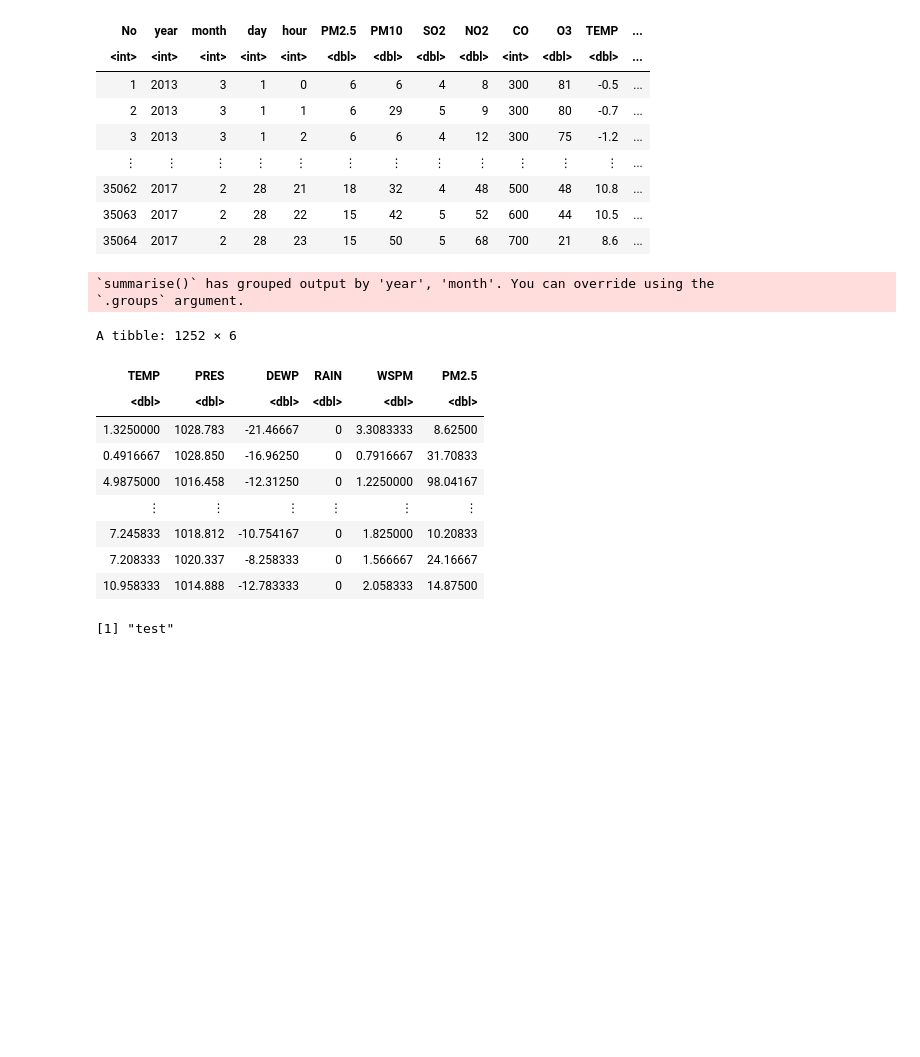
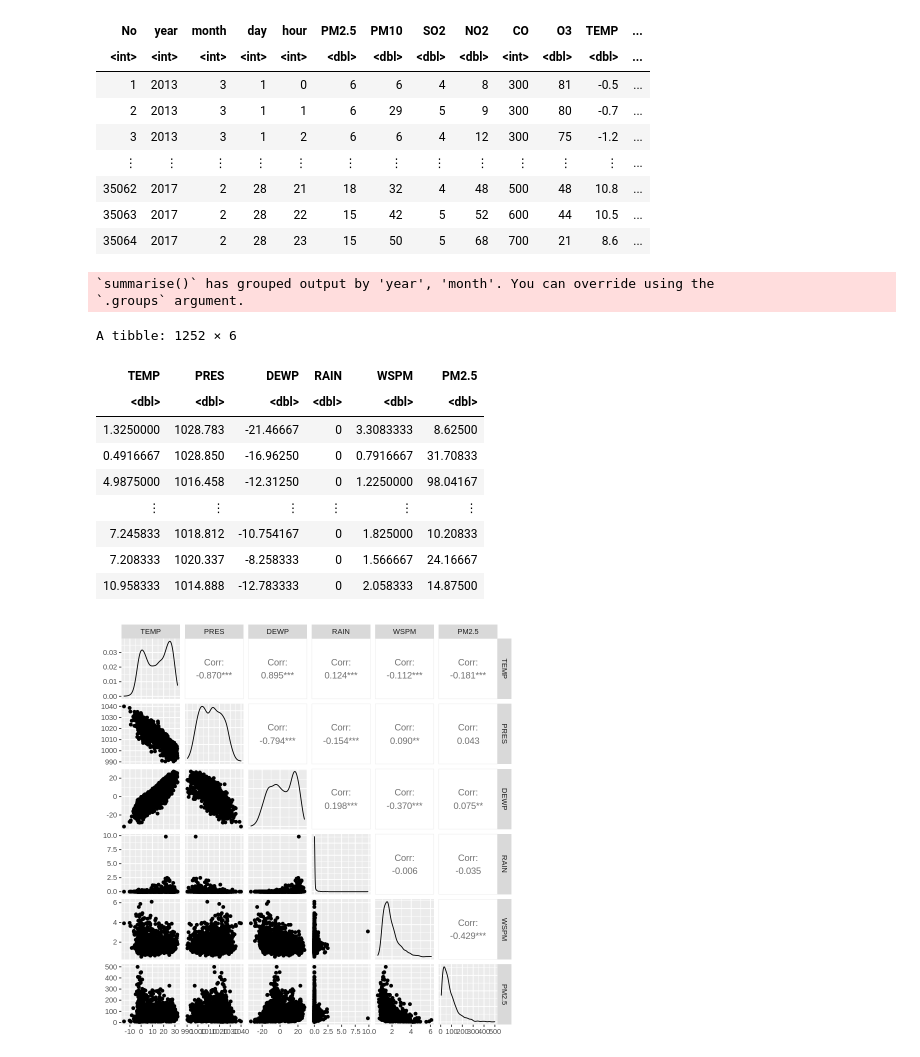
Before and after one commit to Noname397/dsci100groupproject96, a Jupyter notebook: Final Project.ipynb, the cells around one changed output. Cells and saved outputs as stored; diff of their text form; code cells hidden in the pictures; blank space fills up the shorter version.

Commit message:
Added GGpairs

```diff
--- a/Final Project.ipynb
+++ b/Final Project.ipynb
@@ -22,20 +23,20 @@ A data.frame: 35064 × 18
 # %%
 tidy_data <- weather_data |> group_by(year, month, day) |>
 summarize(TEMP = mean(TEMP), PRES = mean(PRES), DEWP = mean(DEWP), RAIN = mean(RAIN), WSPM = mean(WSPM), PM2.5 = mean(PM2.5)) |> ungroup() |> select(-year, -month, -day) |> na.omit()
 
 tidy_data
-print("test")
+ggpairs(tidy_data)
 # %% [output]
 `summarise()` has grouped output by 'year', 'month'. You can override using the
 `.groups` argument.
 A tibble: 1252 × 6
 | TEMP | PRES | DEWP | RAIN | WSPM | PM2.5 |
 | <dbl> | <dbl> | <dbl> | <dbl> | <dbl> | <dbl> |
 | 1.3250000 | 1028.783 | -21.46667 | 0 | 3.3083333 | 8.62500 |
 | 0.4916667 | 1028.850 | -16.96250 | 0 | 0.7916667 | 31.70833 |
 | 4.9875000 | 1016.458 | -12.31250 | 0 | 1.2250000 | 98.04167 |
 | ⋮ | ⋮ | ⋮ | ⋮ | ⋮ | ⋮ |
 | 7.245833 | 1018.812 | -10.754167 | 0 | 1.825000 | 10.20833 |
 | 7.208333 | 1020.337 | -8.258333 | 0 | 1.566667 | 24.16667 |
 | 10.958333 | 1014.888 | -12.783333 | 0 | 2.058333 | 14.87500 |
-[1] "test"
+[figure, added]
```
Also changed, not shown: parts of 1 cell of this notebook.
